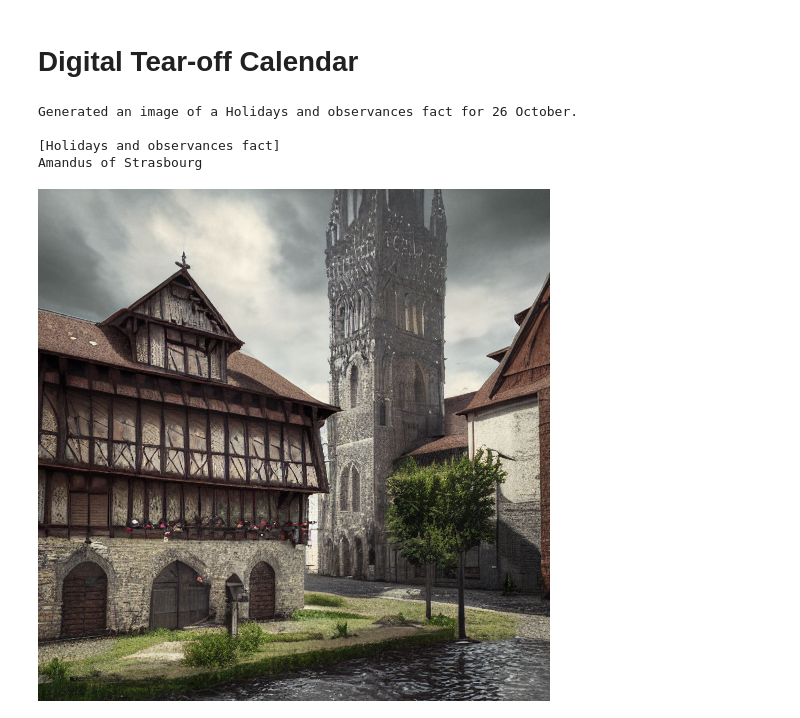
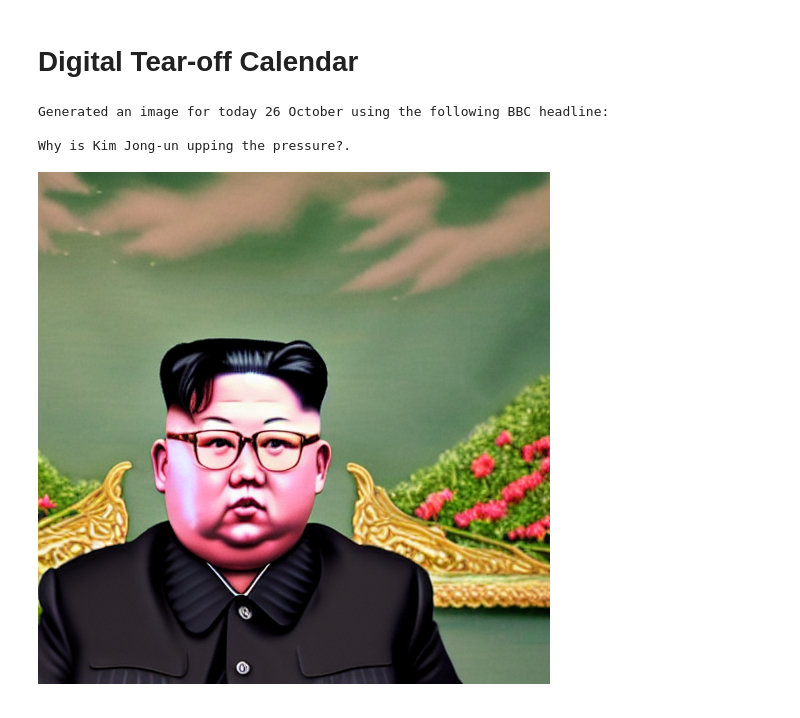
Before and after one commit to jongstra/digital_tear_off_calendar, a Jupyter notebook: digital_tear_off_calendar.ipynb, the cells around one changed output. Saved outputs shown, nothing was run; the diff lists cells and outputs as text; code cells hidden in the pictures.

Commit message:
Adds BBC headlines scraping.

```diff
--- a/digital_tear_off_calendar.ipynb
+++ b/digital_tear_off_calendar.ipynb
@@ -66,3 +64,12 @@ def get_daily_wiki_info(date):
+# %%
+# Grab headlines of the current day from BBC.
+def scrape_bbc_headlines():
+    url='https://www.bbc.com/news'
+    response = requests.get(url)
+    soup = BeautifulSoup(response.text, 'html.parser')
+    headlines = soup.find('body').find_all('h3')
+    headlines = [x.text.strip() for x in headlines]
+    return headlines
 # %%
 # Create an image from prompt.
 def create_image_from_query(prompt):
@@ -93,11 +100,20 @@ def create_daily_image():
 #     print(f"Generated an image of an Events fact for {date_string}.\n\n[Event]\n{event}")
 #     display(image)
 #     return image, event
+# %%
+def create_daily_image_bbc():
+    headlines = scrape_bbc_headlines()
+    random_headline = random.choice(headlines)
+    image = create_image_from_query(random_headline)
+    date_string = f"{local_date.strftime('%d')} {local_date.strftime('%B')}"
+    print(f"Generated an image for today {date_string} using the following BBC headline:\n\n{random_headline}.")
+    display(image)
+    return image
 # %%
-image, random_fact_type, random_fact = create_daily_image()
+# image, random_fact_type, random_fact = create_daily_image_wiki()
+image = create_daily_image_bbc()
 # %% [output]
-Generated an image of a Holidays and observances fact for 26 October.
+Generated an image for today 26 October using the following BBC headline:
 
-[Holidays and observances fact]
-Amandus of Strasbourg
+Why is Kim Jong-un upping the pressure?.
-[figure, old version]
+[figure, new version]
```
Also changed, not shown: parts of 3 cells of this notebook.
